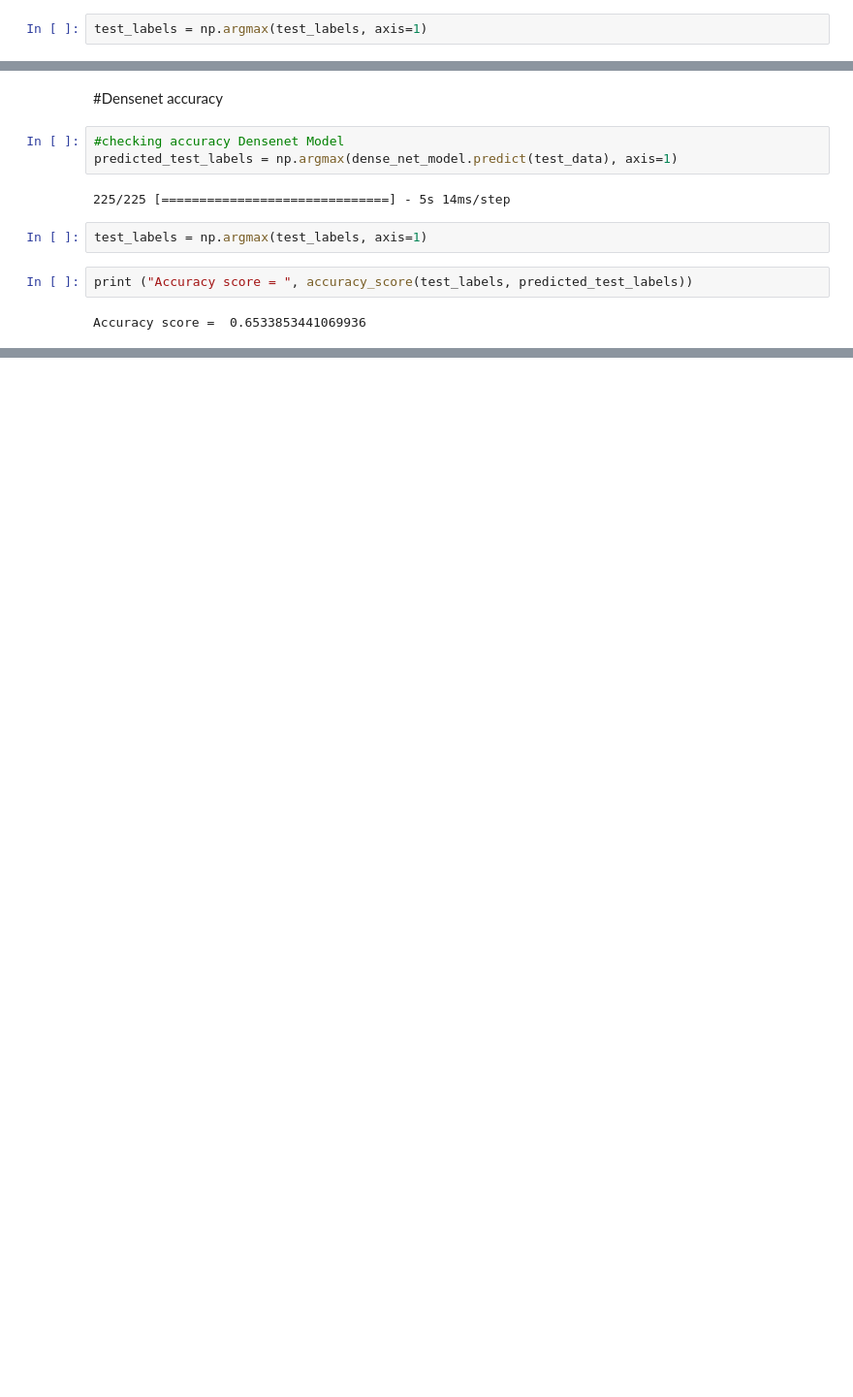
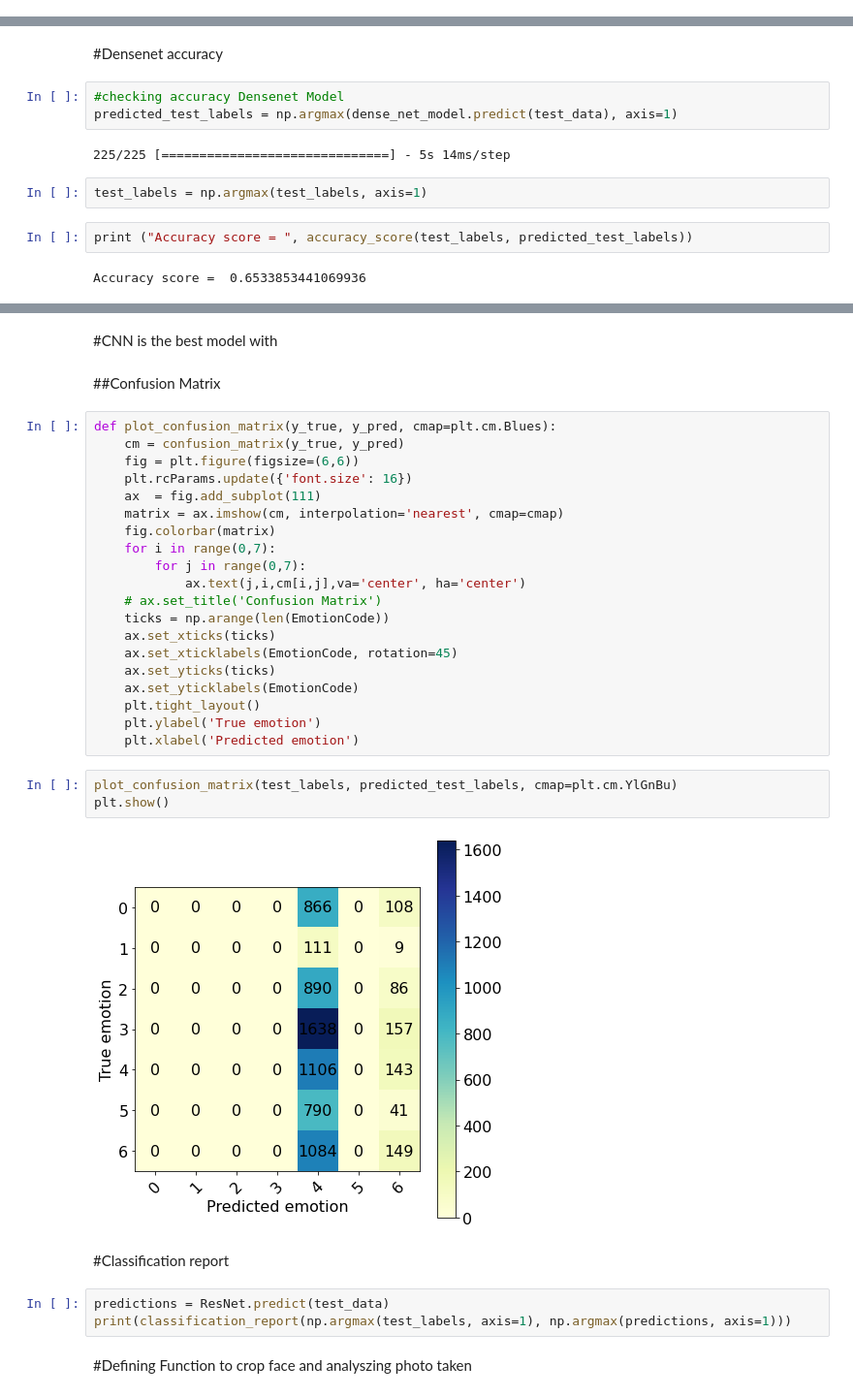
Before and after one commit to DJBHARATH/Face-emotion-recognition, a Jupyter notebook: Face_emotion.ipynb, the cells around one changed output, grey strips where cells are left out. Shown: that part at 97% size. Saved outputs shown, nothing was run; the diff lists cells and outputs as text; blank space fills up the shorter version.

```diff
--- a/Face_emotion.ipynb
+++ b/Face_emotion.ipynb
@@ -527,2 +477,0 @@ predicted_test_labels = np.argmax(mobile_model.predict(test_data), axis=1)
-# %%
-test_labels = np.argmax(test_labels, axis=1)
@@ -559,0 +523,36 @@ Accuracy score =  0.6533853441069936
+# %% [markdown]
+#CNN is the best model with
+# %% [markdown]
+##Confusion Matrix
+# %%
+def plot_confusion_matrix(y_true, y_pred, cmap=plt.cm.Blues):
+    cm = confusion_matrix(y_true, y_pred)
+    fig = plt.figure(figsize=(6,6))
+    plt.rcParams.update({'font.size': 16})
+    ax  = fig.add_subplot(111)
+    matrix = ax.imshow(cm, interpolation='nearest', cmap=cmap)
+    fig.colorbar(matrix)
+    for i in range(0,7):
+        for j in range(0,7):
+            ax.text(j,i,cm[i,j],va='center', ha='center')
+    # ax.set_title('Confusion Matrix')
+    ticks = np.arange(len(EmotionCode))
+    ax.set_xticks(ticks)
+    ax.set_xticklabels(EmotionCode, rotation=45)
+    ax.set_yticks(ticks)
+    ax.set_yticklabels(EmotionCode)
+    plt.tight_layout()
+    plt.ylabel('True emotion')
+    plt.xlabel('Predicted emotion')
+# %%
+plot_confusion_matrix(test_labels, predicted_test_labels, cmap=plt.cm.YlGnBu)
+plt.show()
+# %% [output]
+[figure, added]
+# %% [markdown]
+#Classification report
+# %%
+predictions = ResNet.predict(test_data)
+print(classification_report(np.argmax(test_labels, axis=1), np.argmax(predictions, axis=1)))
+# %% [markdown]
+#Defining Function to crop face and analyszing photo taken
```
Also changed, not shown: parts of 20 cells of this notebook.
